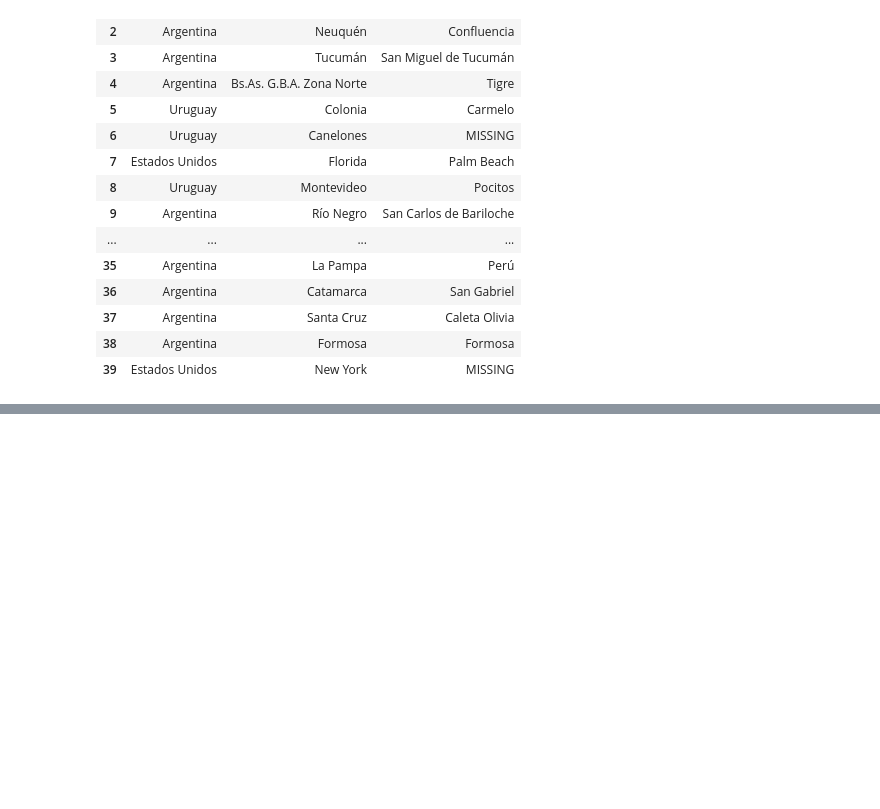
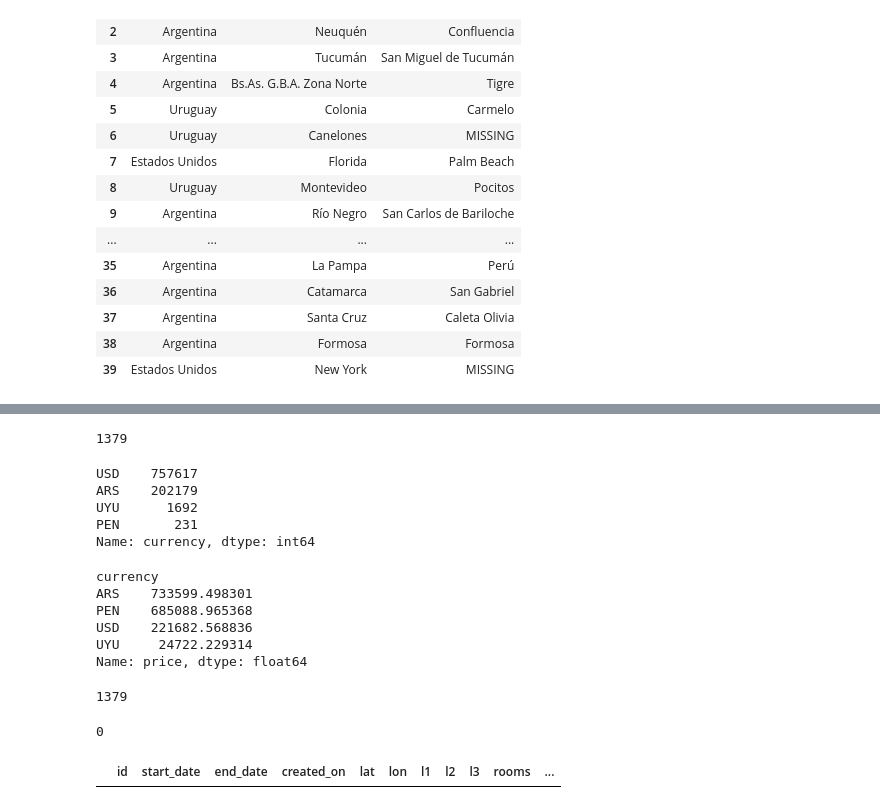
Before and after one commit to cjpena531/House_Prices_Prediction, a Jupyter notebook: EDA.ipynb, the cells around one changed output, grey strips where cells are left out. Cells and saved outputs as stored; diff of their text form; code cells hidden in the pictures; blank space fills up the shorter version.

```diff
--- a/EDA.ipynb
+++ b/EDA.ipynb
@@ -226,3 +241,8 @@ Name: operation_type, dtype: int64
+# %%
+argentina['operation_type'] = argentina['operation_type'].replace({'Venta':'For Sale',
+                                                                 'Alquiler': 'For Rent',
+                                                                 'Alquiler temporal': 'For Sublease'
+                                                                  })
 # %%
 argentina.describe()
 # %% [output]
@@ -414,0 +397,4 @@ for x in missing_l3s.index:
+# %%
+argentina = argentina.sort_values(by=['lat', 'lon', 'l2'])
+argentina['l3'] = argentina['l3'].fillna(method='ffill')
+argentina.l3.isnull().sum()
@@ -414,0 +405,36 @@ for x in missing_l3s.index:
+# %%
+argentina.currency.isnull().sum()
+# %% [output]
+1379
+# %%
+argentina.currency.value_counts()
+# %% [output]
+USD    757617
+ARS    202179
+UYU      1692
+PEN       231
+Name: currency, dtype: int64
+# %%
+argentina.groupby('currency')['price'].mean()
+# %% [output]
+currency
+ARS    733599.498301
+PEN    685088.965368
+USD    221682.568836
+UYU     24722.229314
+Name: price, dtype: float64
+# %%
+argentina.loc[argentina.price<80000, 'currency'].fillna('UYU', inplace=True)
+argentina.currency.isnull().sum()
+# %% [output]
+1379
+# %%
+argentina = argentina.sort_values(by=['price'])
+argentina['currency'] = argentina['currency'].fillna(method='ffill')
+argentina.currency.isnull().sum()
+# %% [output]
+0
+# %%
+argentina[argentina.currency.isnull()]
+# %% [output]
+|  | id | start_date | end_date | created_on | lat | lon | l1 | l2 | l3 | rooms | ... |
```
Also changed, not shown: parts of 21 cells of this notebook.
